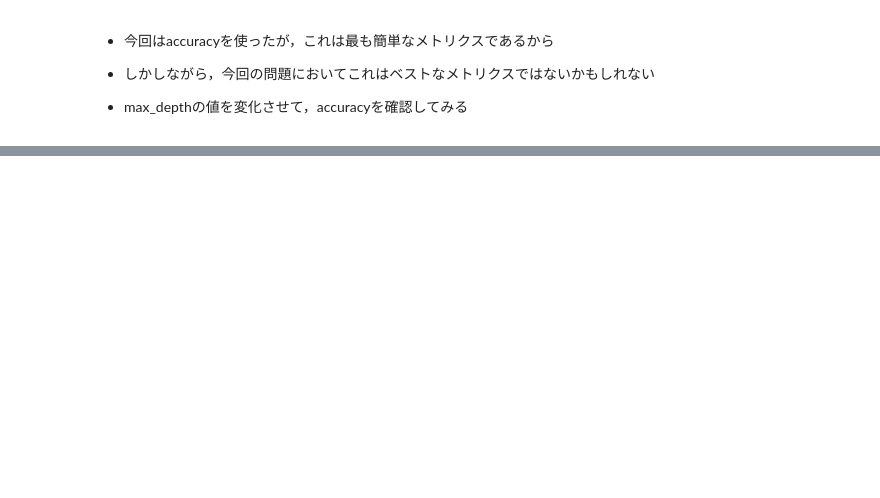
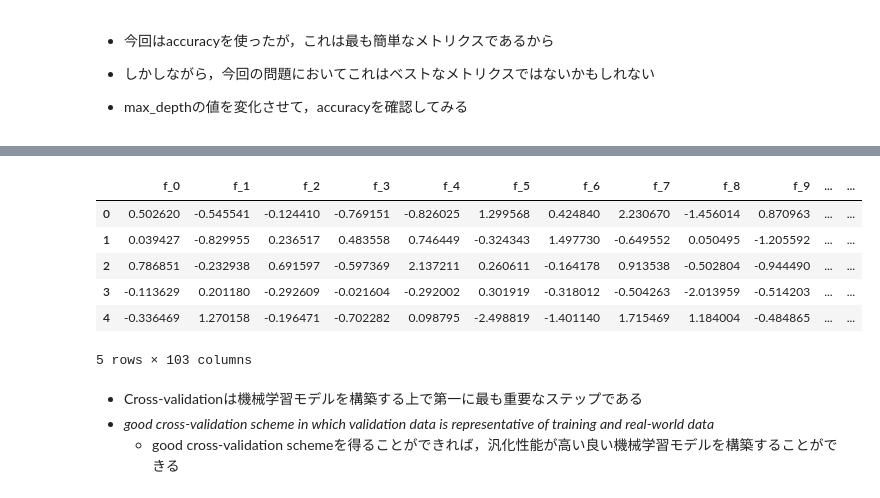
Before and after one commit to masatakashiwagi/4GM, a Jupyter notebook: notebook/02-cross-validation.ipynb, the cells around one changed output, grey strips where cells are left out. Saved outputs shown, nothing was run; the diff lists cells and outputs as text; code cells hidden in the pictures; blank space fills up the shorter version.

```diff
--- a/notebook/02-cross-validation.ipynb
+++ b/notebook/02-cross-validation.ipynb
@@ -283,0 +347,48 @@ df.head(3).append(df.tail(3))
+# %%
+import numpy as np
+import pandas as pd
+from sklearn import datasets
+from sklearn import model_selection
+
+def create_folds(data):
+    data["kfold"] = -1
+
+    data = data.sample(frac=1).reset_index(drop=True)
+
+    # Styrge's Ruleによって，ビンの数を計算する
+    num_bins = np.floor(1 + np.log2(len(data))).astype(int)
+
+    data.loc[:, "bins"] = pd.cut(data["target"], bins=num_bins, labels=False)
+
+    kf = model_selection.StratifiedKFold(n_splits=5)
+
+    for f, (t_, v_) in enumerate(kf.split(X=data, y=data.bins.values)):
+        data.loc[v_, "kfold"] = f
+
+    # bins columnをdropする
+    # data = data.drop("bins", axis=1)
+
+    return data
+
+
+# サンプル数=15000，特徴量の数=100，ターゲット=1
+X, y = datasets.make_regression(n_samples=15000, n_features=100, n_targets=1)
+
+df = pd.DataFrame(X, columns=[f"f_{i}" for i in range(X.shape[1])])
+df.loc[:, "target"] = y
+
+df = create_folds(df)
+# %%
+df.head()
+# %% [output]
+|  | f_0 | f_1 | f_2 | f_3 | f_4 | f_5 | f_6 | f_7 | f_8 | f_9 | ... | ... |
+| 0 | 0.502620 | -0.545541 | -0.124410 | -0.769151 | -0.826025 | 1.299568 | 0.424840 | 2.230670 | -1.456014 | 0.870963 | ... | ... |
+| 1 | 0.039427 | -0.829955 | 0.236517 | 0.483558 | 0.746449 | -0.324343 | 1.497730 | -0.649552 | 0.050495 | -1.205592 | ... | ... |
+| 2 | 0.786851 | -0.232938 | 0.691597 | -0.597369 | 2.137211 | 0.260611 | -0.164178 | 0.913538 | -0.502804 | -0.944490 | ... | ... |
+| 3 | -0.113629 | 0.201180 | -0.292609 | -0.021604 | -0.292002 | 0.301919 | -0.318012 | -0.504263 | -2.013959 | -0.514203 | ... | ... |
+| 4 | -0.336469 | 1.270158 | -0.196471 | -0.702282 | 0.098795 | -2.498819 | -1.401140 | 1.715469 | 1.184004 | -0.484865 | ... | ... |
+5 rows × 103 columns
+# %% [markdown]
+* Cross-validationは機械学習モデルを構築する上で第一に最も重要なステップである
+* _good cross-validation scheme in which validation data is representative of training and real-world data_
+    - good cross-validation schemeを得ることができれば，汎化性能が高い良い機械学習モデルを構築することができる
```
Also changed, not shown: parts of 11 cells of this notebook.
